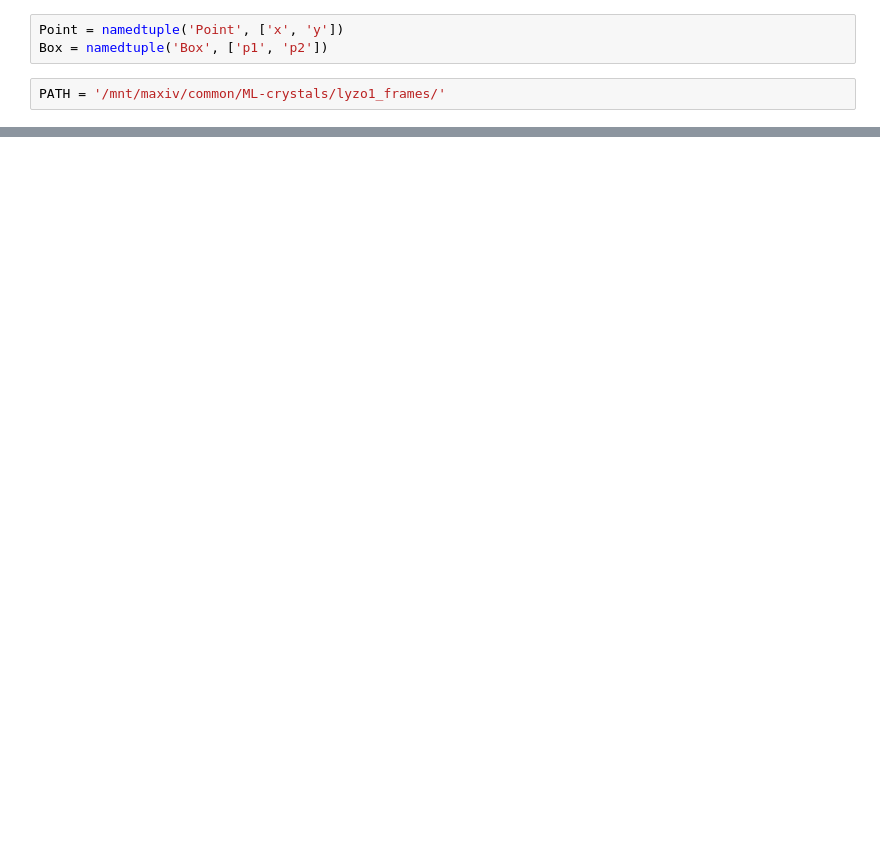
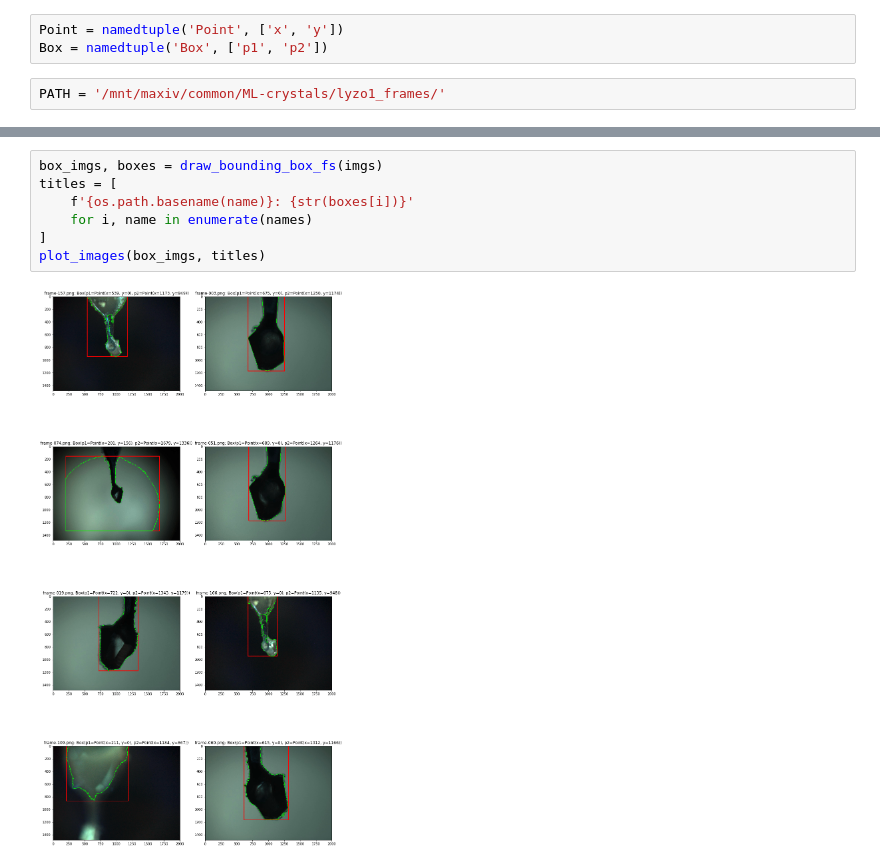
Before and after one commit to voidcase/pewpew, a Jupyter notebook: edge_detection.ipynb, the cells around one changed output, grey strips where cells are left out. Drawn from its saved outputs; the diff is of its cells as text; blank space fills up the shorter version.

```diff
--- a/edge_detection.ipynb
+++ b/edge_detection.ipynb
@@ -155,0 +165,9 @@ plot_images(imgs)
+# %%
+box_imgs, boxes = draw_bounding_box_fs(imgs)
+titles = [
+    f'{os.path.basename(name)}: {str(boxes[i])}'
+    for i, name in enumerate(names)
+]
+plot_images(box_imgs, titles)
+# %% [output]
+[figure, added]
```
Also changed, not shown: parts of 8 cells of this notebook.
